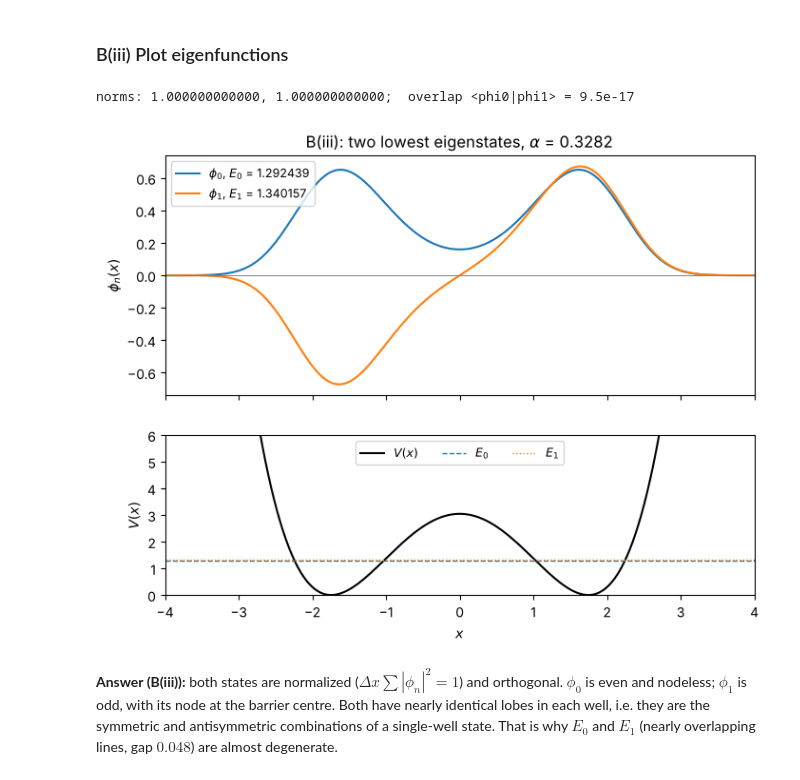
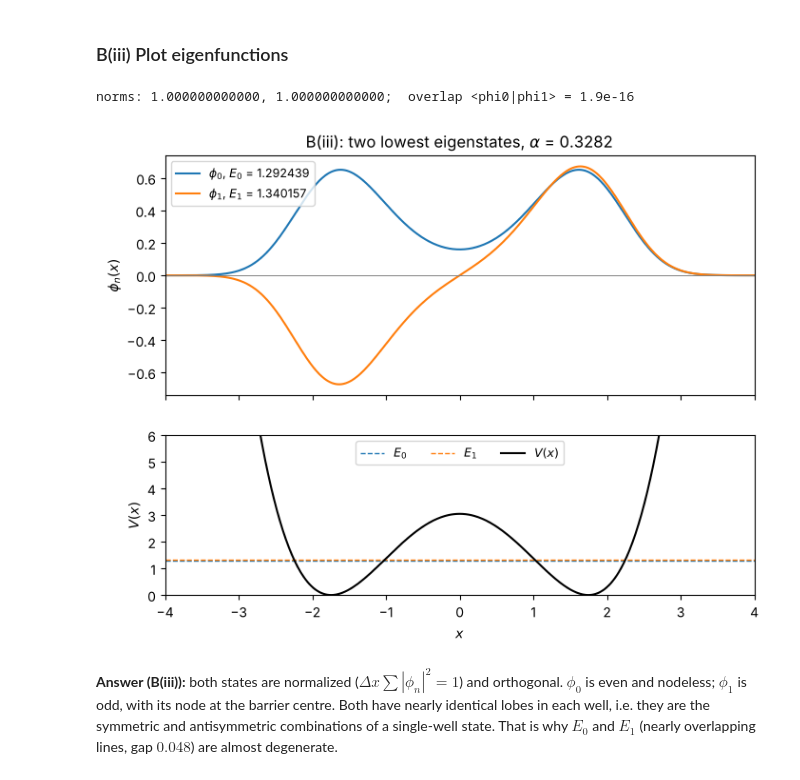
Before and after one commit to nguyentamphuc08/PHYS-242-HW-2, a Jupyter notebook: Assignment 2 Homework.ipynb, the cells around one changed output. Cells and saved outputs as stored; diff of their text form; code cells hidden in the pictures.

```diff
--- a/Assignment 2 Homework.ipynb
+++ b/Assignment 2 Homework.ipynb
@@ -227,9 +207,9 @@ def make_hamiltonian(alpha, L=BOXSIZE, nd=ND):
     """Sets the grid (dx = L/nd) and builds the sparse three-point Hamiltonian H."""
     xg = np.linspace(-L / 2, L / 2, nd + 1)
     dx = L / nd                                         # grid spacing
-    diag = 1 / dx**2 + V(xg, alpha)                     # H_ii = 1/dx^2 + V(x_i)
     off = np.full(nd, -1 / (2 * dx**2))                 # H_{i,i+1} = H_{i+1,i} = -1/(2 dx^2)
-    return xg, dx, scipy.sparse.diags([off, diag, off], [-1, 0, 1], format="csc")
+    H = scipy.sparse.diags([off, 1 / dx**2 + V(xg, alpha), off], [-1, 0, 1], format="csc")  # H_ii = 1/dx^2 + V
+    return xg, dx, H
 
 
 def lowest_two(alpha, L=BOXSIZE, nd=ND):
@@ -243,24 +223,12 @@ def lowest_two(alpha, L=BOXSIZE, nd=ND):
     return xg, dx, H, E[0], E[1], phi[:, 0], phi[:, 1]
 
 
-def matching_digits(a, b):
-    """Number of leading digits that agree when both are printed to 13 decimals."""
-    n = 0
-    for ca, cb in zip(f"{a:.13f}", f"{b:.13f}"):
-        if ca != cb:
-            break
-        n += ca.isdigit()
-    return n
-
-
-reference = {0.4: (1.2345071627860, 1.3469408689225),  # lambda = 0.10
+reference = {0.4: (1.2345071627860, 1.3469408689225),  # Banerjee & Bhatnagar, lambda = 0.10
              0.6: (1.0624992479565, 1.4210868905393)}  # lambda = 0.15
-print(f"{'alpha':>5} {'n':>2} {'ours (ND=600)':>15} {'reference':>15} {'error':>10} {'digits':>6} {'error (ND=1200)':>16} {'ratio':>6}")
+print(f"{'alpha':>5} {'n':>2} {'ours (ND=600)':>14} {'reference':>14} {'error':>10} {'error (ND=1200)':>16} {'ratio':>6}")
 for a_val, refs in reference.items():
-    E_orig = lowest_two(a_val)[3:5]
-    E_half = lowest_two(a_val, nd=2 * ND)[3:5]
+    E_orig, E_half = lowest_two(a_val)[3:5], lowest_two(a_val, nd=2 * ND)[3:5]
     for n in range(2):
-        e, eh, ref = E_orig[n], E_half[n], refs[n]
-        print(f"{a_val:>5} {n:>2} {e:>15.10f} {ref:>15.10f} {e - ref:>10.2e} {matching_digits(e, ref):>6}"
-              f" {eh - ref:>16.2e} {(e - ref) / (eh - ref):>6.2f}")
+        err, err_h = E_orig[n] - refs[n], E_half[n] - refs[n]
+        print(f"{a_val:>5} {n:>2} {E_orig[n]:>14.10f} {refs[n]:>14.10f} {err:>10.2e} {err_h:>16.2e} {err / err_h:>6.2f}")
 # %% [output]
@@ -310,22 +275,20 @@ A's run length OK (2pi/dE < 48 pi < 3pi/dE): True
 ### B(iii) Plot eigenfunctions
 # %%
 print(f"norms: {integrate(phi0**2):.12f}, {integrate(phi1**2):.12f};  overlap <phi0|phi1> = {integrate(phi0 * phi1):.1e}")
-
 fig, (ax_phi, ax_V) = plt.subplots(2, 1, figsize=(8, 6), sharex=True, gridspec_kw={"height_ratios": [3, 2]})
-ax_phi.plot(x, phi0, label=rf"$\phi_0$, $E_0$ = {E0:.6f}")
-ax_phi.plot(x, phi1, label=rf"$\phi_1$, $E_1$ = {E1:.6f}")
+for n, (phi, E) in enumerate([(phi0, E0), (phi1, E1)]):
+    ax_phi.plot(x, phi, label=rf"$\phi_{n}$, $E_{n}$ = {E:.6f}")
+    ax_V.axhline(E, color=f"C{n}", ls="--", lw=1, label=rf"$E_{n}$")
 ax_phi.axhline(0, color="gray", lw=0.7)
 ax_phi.set(ylabel=r"$\phi_n(x)$", title=rf"B(iii): two lowest eigenstates, $\alpha$ = {ALPHA}")
 ax_phi.legend(loc="upper left", fontsize=9)
 ax_V.plot(x, V(x, ALPHA), color="black", label=r"$V(x)$")
-ax_V.axhline(E0, color="C0", ls="--", lw=1, label=r"$E_0$")
-ax_V.axhline(E1, color="C1", ls=":", lw=1, label=r"$E_1$")
 ax_V.set(xlabel=r"$x$", ylabel=r"$V(x)$", xlim=(x[0], x[-1]), ylim=(0, 6))
 ax_V.legend(loc="upper center", fontsize=9, ncol=3)
 plt.show()
 # %% [output]
-norms: 1.000000000000, 1.000000000000;  overlap <phi0|phi1> = 9.5e-17
+norms: 1.000000000000, 1.000000000000;  overlap <phi0|phi1> = 1.9e-16
-[figure, old version]
+[figure, new version]
 # %% [markdown]
 **Answer (B(iii)):** both states are normalized ($\Delta x\sum|\phi_n|^2=1$) and orthogonal. $\phi_0$ is even and nodeless; $\phi_1$ is odd, with its node at the barrier centre. Both have nearly identical lobes in each well, i.e. they are the symmetric and antisymmetric combinations of a single-well state. That is why $E_0$ and $E_1$ (nearly overlapping lines, gap $0.048$) are almost degenerate.
 # %% [markdown]
```
Also changed, not shown: parts of 11 cells of this notebook, 1 other file.
